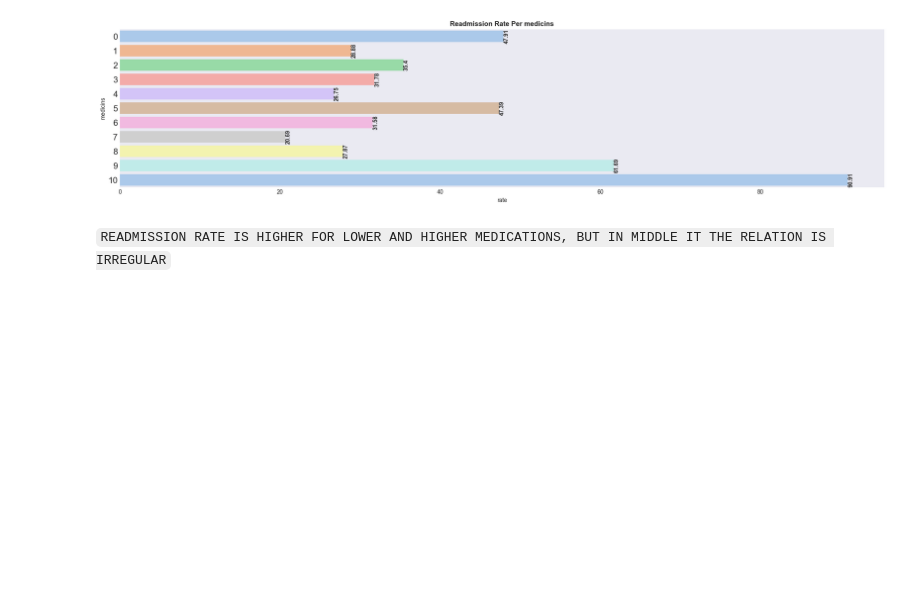
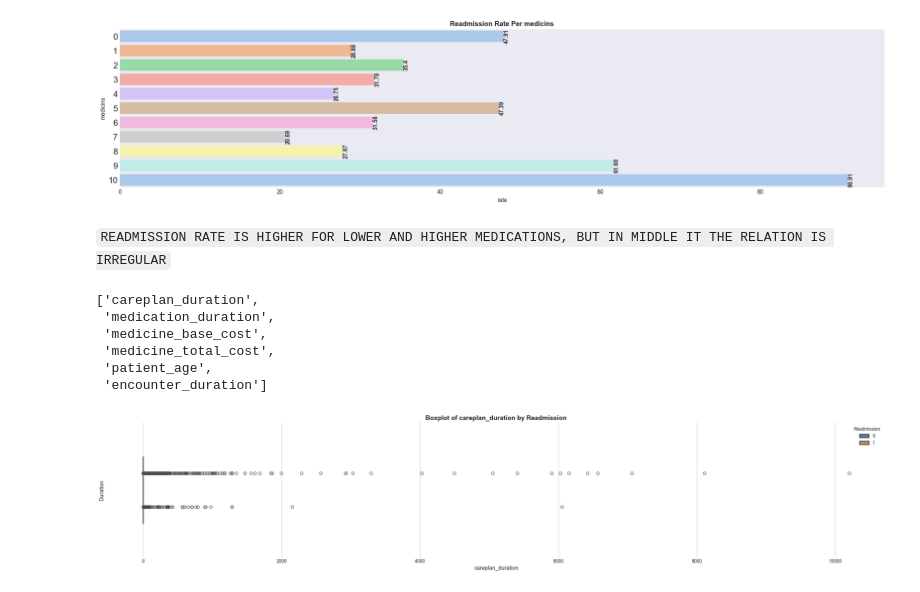
Before and after one commit to IamRaNo/Portfolio-Projects-Repository, a Jupyter notebook: Synthea Datasets/Solutions/business_problems/problem_1.ipynb, the cells around one changed output. Saved outputs shown, nothing was run; the diff lists cells and outputs as text; code cells hidden in the pictures; blank space fills up the shorter version.

```diff
--- a/Synthea Datasets/Solutions/business_problems/problem_1.ipynb
+++ b/Synthea Datasets/Solutions/business_problems/problem_1.ipynb
@@ -474,3 +474,36 @@ readmission_rate_per_category('medicins')
 [figure]
 # %% [markdown]
 `READMISSION RATE IS HIGHER FOR LOWER AND HIGHER MEDICATIONS, BUT IN MIDDLE IT THE RELATION IS IRREGULAR`
+# %%
+num_cols
+# %% [output]
+['careplan_duration',
+ 'medication_duration',
+ 'medicine_base_cost',
+ 'medicine_total_cost',
+ 'patient_age',
+ 'encounter_duration']
+# %%
+def boxplot_in_readmission(category):
+    plt.figure(figsize=(24,5))
+
+    sns.set_style("whitegrid")
+    sns.boxplot(
+        x=category,
+        data=data,
+        hue='readmission',
+        palette=('#4e79a7', '#f28e2b'),
+        width=0.5,
+        linewidth=2       # remove outliers if needed
+    )
+
+    plt.title(f'Boxplot of {category} by Readmission', fontsize=14, fontweight='bold')
+    plt.xlabel(category, fontsize=12)
+    plt.ylabel('Duration', fontsize=12)
+    plt.legend(title='Readmission')
+    plt.tight_layout()
+    plt.show()
+# %%
+boxplot_in_readmission('careplan_duration')
+# %% [output]
+[figure, added]
```
Also changed, not shown: parts of 11 cells of this notebook.
